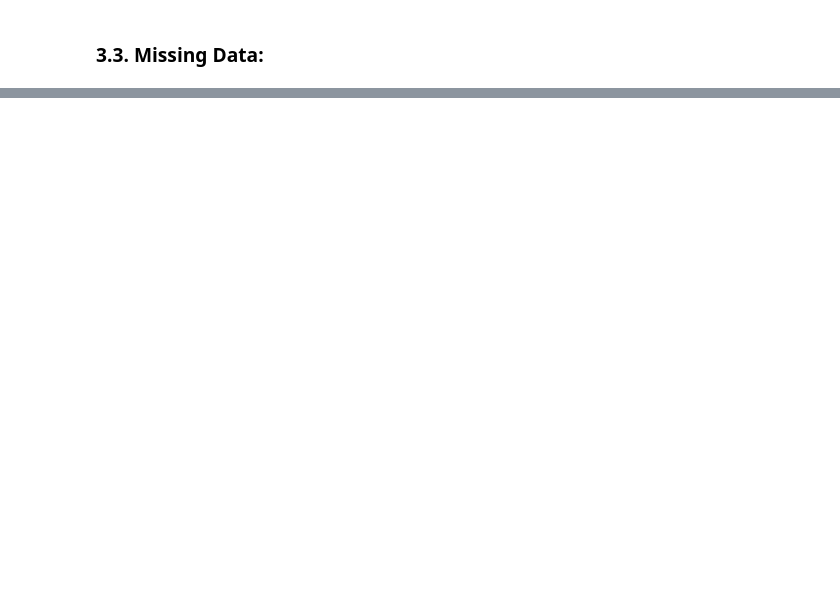
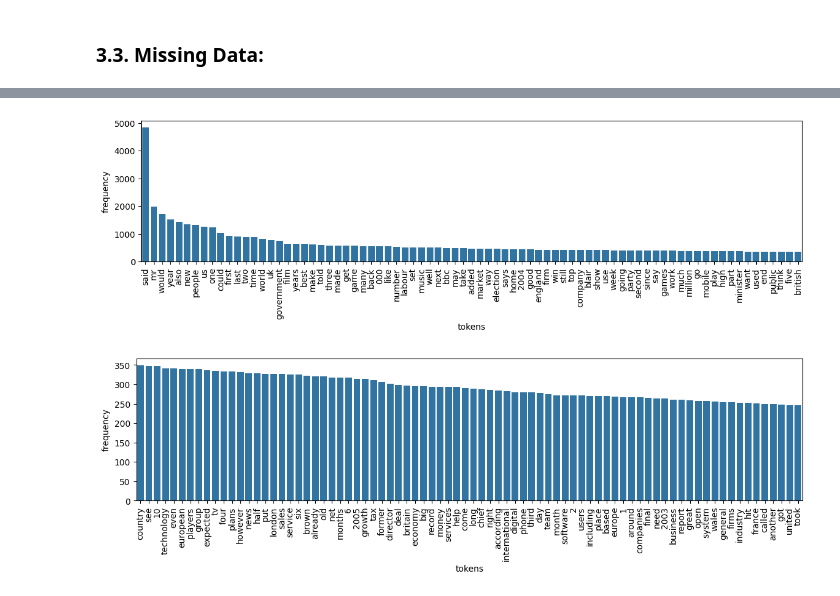
Before and after one commit to chill0121/News_Article_Matrix_Factorization, a Jupyter notebook: BBC_News_Classification.ipynb, the cells around one changed output, grey strips where cells are left out. Saved outputs shown, nothing was run; the diff lists cells and outputs as text; code cells hidden in the pictures; blank space fills up the shorter version.

```diff
--- a/BBC_News_Classification.ipynb
+++ b/BBC_News_Classification.ipynb
@@ -261,0 +312,4 @@ print(train.tokens[25])
+# %%
+token_freq = train.explode('tokens').groupby(['tokens'], as_index=True)['tokens'].count().reset_index(
+    name = 'frequency').sort_values('frequency', ascending = False)
+token_freq
@@ -261,0 +330,12 @@ print(train.tokens[25])
+# %%
+plt.subplots(figsize = (14, 3))
+sns.barplot(token_freq[0:79], x = 'tokens', y = 'frequency')
+plt.xticks(rotation = 90)
+plt.show()
+plt.subplots(figsize = (14, 3))
+sns.barplot(token_freq[79:159], x = 'tokens', y = 'frequency')
+plt.xticks(rotation = 90)
+plt.show()
+# %% [output]
+[figure, added]
+[figure, added]
```
Also changed, not shown: parts of 14 cells of this notebook.
